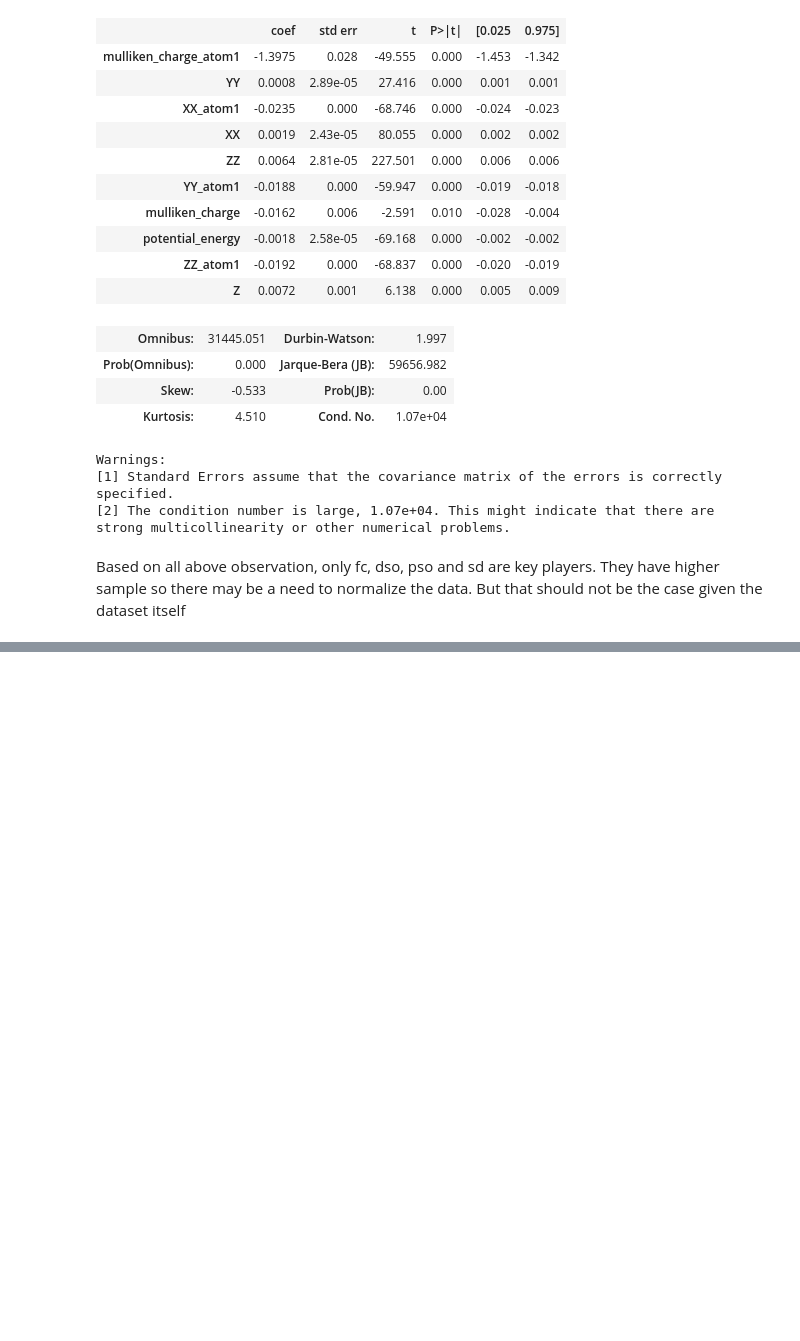
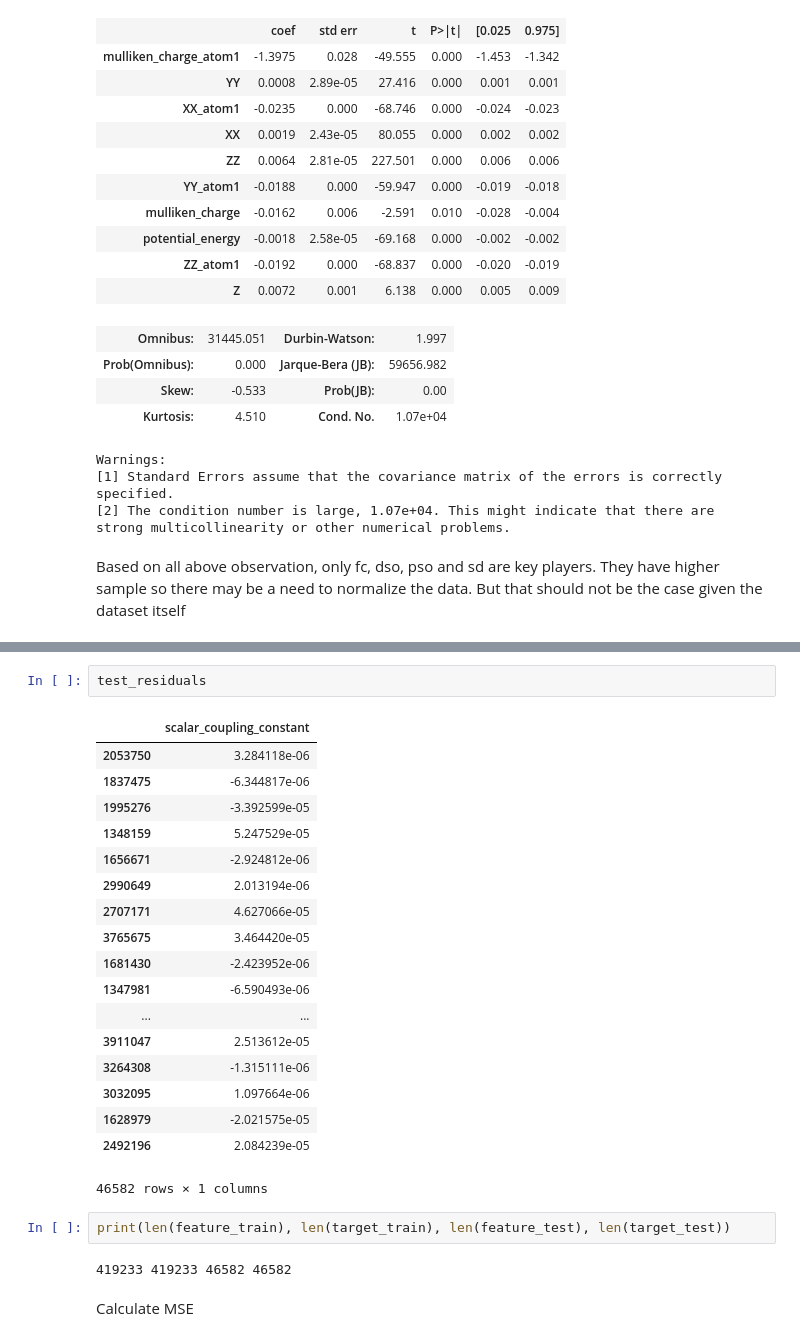
Before and after one commit to imamun93/Molecular_Properties, a Jupyter notebook: LinearRegression.ipynb, the cells around one changed output, grey strips where cells are left out. Cells and saved outputs as stored; diff of their text form; blank space fills up the shorter version.

```diff
--- a/LinearRegression.ipynb
+++ b/LinearRegression.ipynb
@@ -455,0 +531,27 @@ Based on all above observation, only fc, dso, pso and sd are key players. They h
+# %%
+test_residuals
+# %% [output]
+|  | scalar_coupling_constant |
+| 2053750 | 3.284118e-06 |
+| 1837475 | -6.344817e-06 |
+| 1995276 | -3.392599e-05 |
+| 1348159 | 5.247529e-05 |
+| 1656671 | -2.924812e-06 |
+| 2990649 | 2.013194e-06 |
+| 2707171 | 4.627066e-05 |
+| 3765675 | 3.464420e-05 |
+| 1681430 | -2.423952e-06 |
+| 1347981 | -6.590493e-06 |
+| ... | ... |
+| 3911047 | 2.513612e-05 |
+| 3264308 | -1.315111e-06 |
+| 3032095 | 1.097664e-06 |
+| 1628979 | -2.021575e-05 |
+| 2492196 | 2.084239e-05 |
+46582 rows × 1 columns
+# %%
+print(len(feature_train), len(target_train), len(feature_test), len(target_test))
+# %% [output]
+419233 419233 46582 46582
+# %% [markdown]
+Calculate MSE
```
Also changed, not shown: parts of 10 cells of this notebook.
